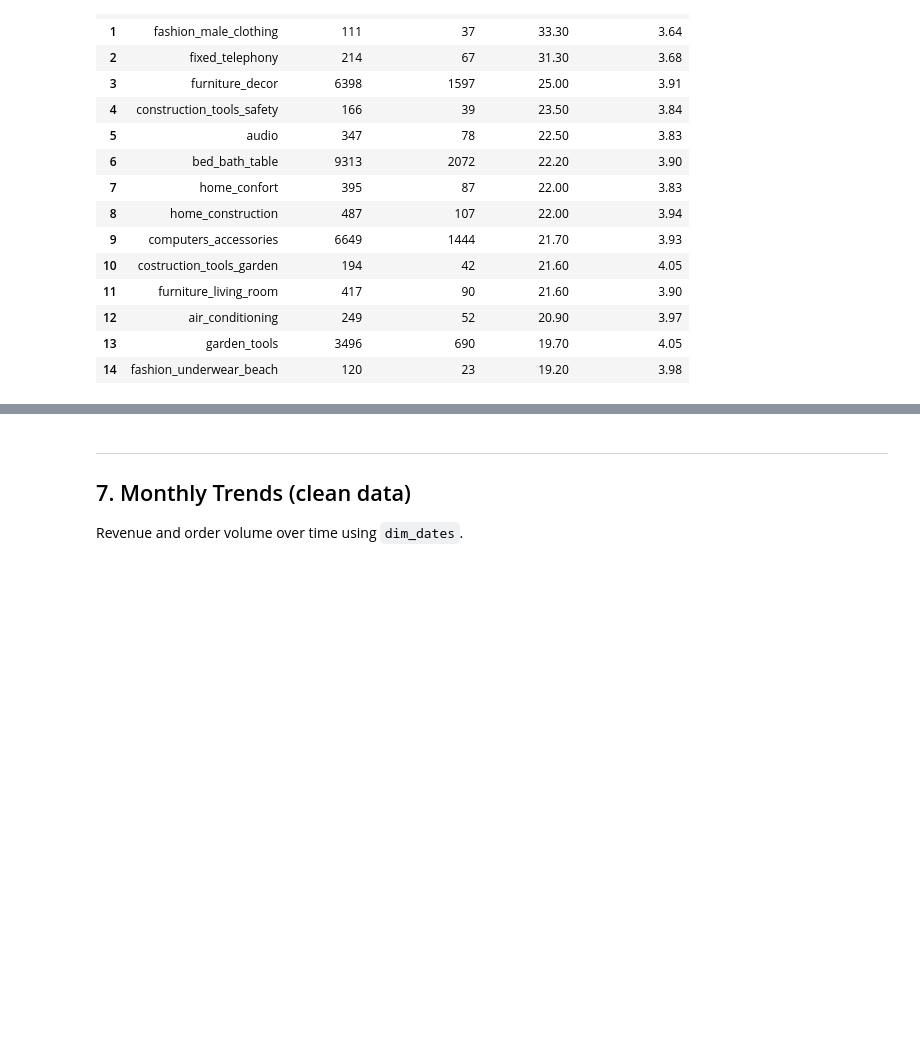
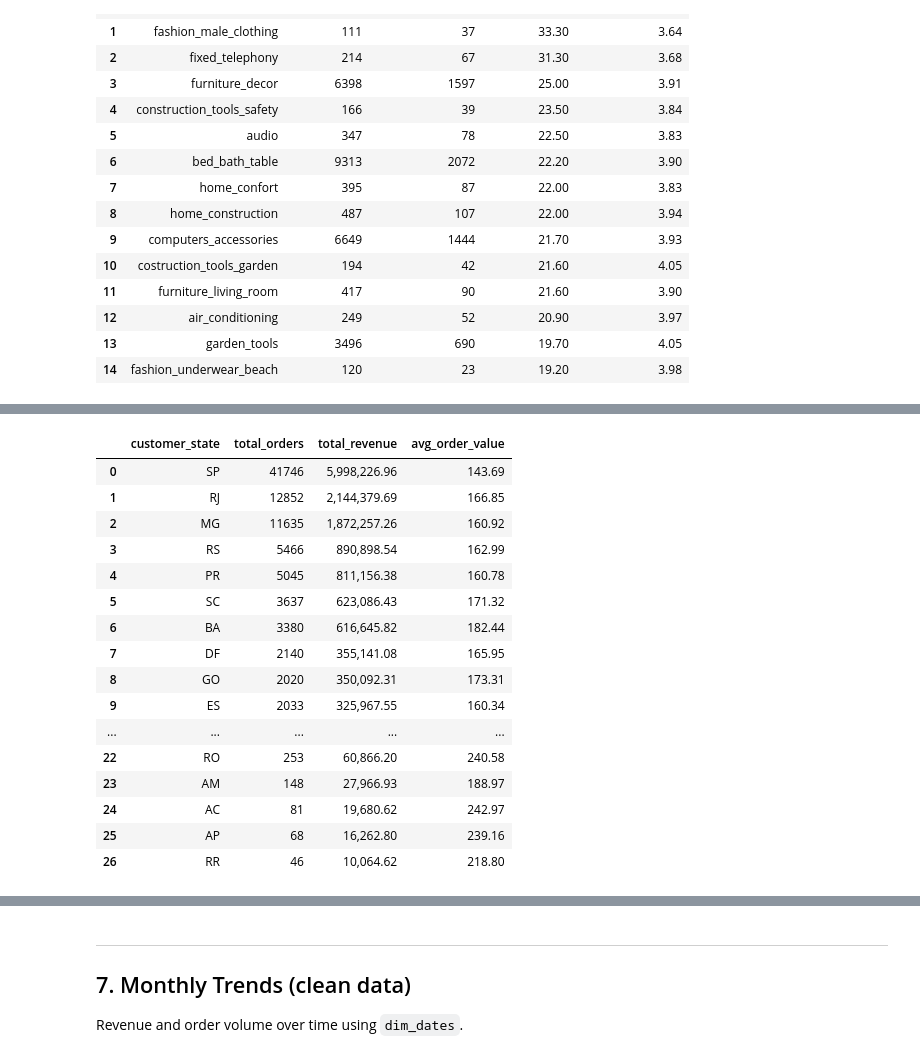
Before and after one commit to kevichua/DS5-Team-5---Module-2-Assignment-Project, a Jupyter notebook: module2-olist-data-pipeline/notebooks/02_star_schema_analysis.ipynb, the cells around one changed output, grey strips where cells are left out. Drawn from its saved outputs; the diff is of its cells as text; code cells hidden in the pictures; blank space fills up the shorter version.

```diff
--- a/module2-olist-data-pipeline/notebooks/02_star_schema_analysis.ipynb
+++ b/module2-olist-data-pipeline/notebooks/02_star_schema_analysis.ipynb
@@ -404,0 +410,33 @@ display(low_score_by_category)
+# %%
+revenue_by_state = client.query(f"""
+    SELECT
+        c.state                                        AS customer_state,
+        COUNT(DISTINCT o.order_id)                     AS total_orders,
+        ROUND(SUM(o.total_payment_value), 2)           AS total_revenue,
+        ROUND(AVG(o.total_payment_value), 2)           AS avg_order_value
+    FROM `{PROJECT}.{DATASET}.fact_orders` o
+    JOIN `{PROJECT}.{DATASET}.dim_customers` c
+      ON o.customer_id = c.customer_id
+    GROUP BY c.state
+    ORDER BY total_revenue DESC
+""").to_dataframe()
+
+display(revenue_by_state)
+# %% [output]
+|  | customer_state | total_orders | total_revenue | avg_order_value |
+| 0 | SP | 41746 | 5,998,226.96 | 143.69 |
+| 1 | RJ | 12852 | 2,144,379.69 | 166.85 |
+| 2 | MG | 11635 | 1,872,257.26 | 160.92 |
+| 3 | RS | 5466 | 890,898.54 | 162.99 |
+| 4 | PR | 5045 | 811,156.38 | 160.78 |
+| 5 | SC | 3637 | 623,086.43 | 171.32 |
+| 6 | BA | 3380 | 616,645.82 | 182.44 |
+| 7 | DF | 2140 | 355,141.08 | 165.95 |
+| 8 | GO | 2020 | 350,092.31 | 173.31 |
+| 9 | ES | 2033 | 325,967.55 | 160.34 |
+| ... | ... | ... | ... | ... |
+| 22 | RO | 253 | 60,866.20 | 240.58 |
+| 23 | AM | 148 | 27,966.93 | 188.97 |
+| 24 | AC | 81 | 19,680.62 | 242.97 |
+| 25 | AP | 68 | 16,262.80 | 239.16 |
+| 26 | RR | 46 | 10,064.62 | 218.80 |
```
Also changed, not shown: parts of 3 cells of this notebook.
